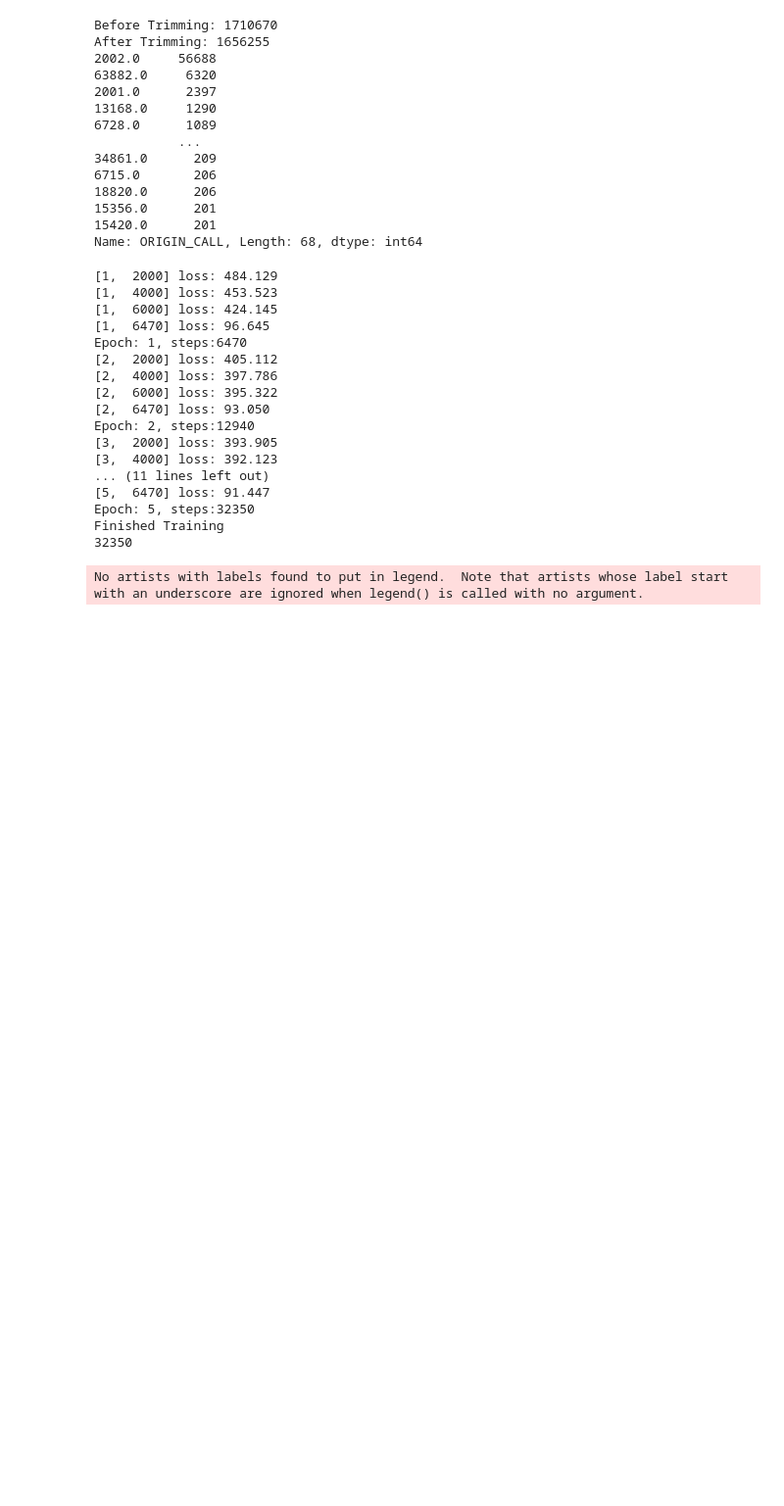
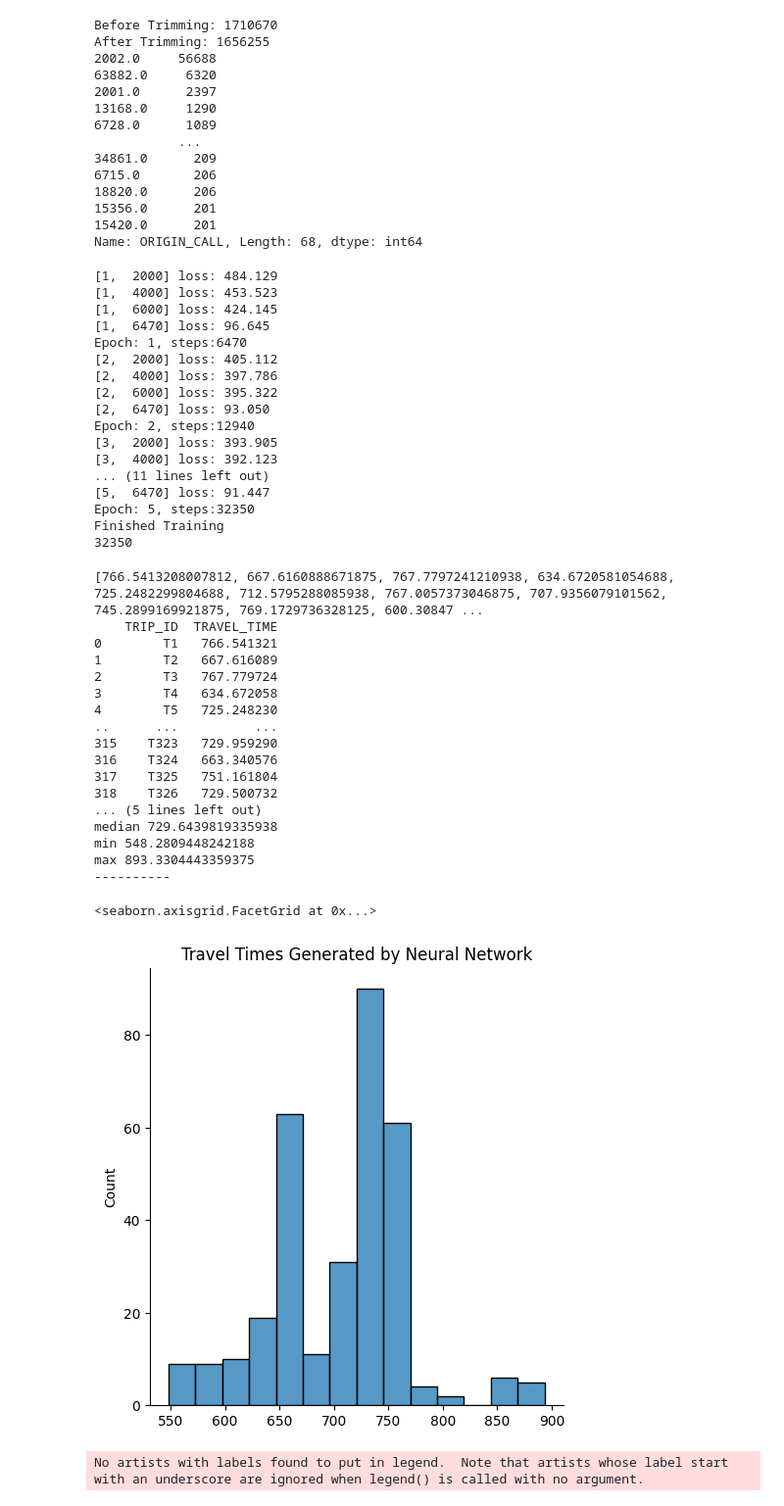
Before and after one commit to philip-johnson36/cse151b, a Jupyter notebook: feature_engineering.ipynb, the cells around one changed output. Shown at 98% size. Cells and saved outputs as stored; diff of their text form; code cells hidden in the pictures; blank space fills up the shorter version.

Commit message:
added data viz and stat descripts when csv is generated

```diff
--- a/feature_engineering.ipynb
+++ b/feature_engineering.ipynb
@@ -294,6 +294,52 @@ Epoch: 2, steps:12940
 Epoch: 5, steps:32350
 Finished Training
 32350
+# %%
+import seaborn as sns
+testset = MyDataset(df_ts)
+testloader = DataLoader(testset)
+preds = []
+with torch.no_grad():
+    for data in testloader:
+        features, labels = data
+        # calculate outputs by running images through the network
+        output = net(features)
+        preds.append(output.item())
+ids = testset.df["TRIP_ID"]
+print(preds)
+d = {"TRIP_ID" : ids, "TRAVEL_TIME" : preds}
+newdf = pd.DataFrame(d)
+print(newdf)
+newdf.to_csv("my_pred.csv", index=None)
+labels = preds
+# print(labels)
+print('mean', np.mean(labels))
+print('std', np.std(labels))
+print('median', np.median(labels))
+print('min', np.min(labels))
+print('max', np.max(labels))
+print('----------')
+sns.displot(labels).set(title='Travel Times Generated by Neural Network')
+# %% [output]
+[766.5413208007812, 667.6160888671875, 767.7797241210938, 634.6720581054688, 725.2482299804688, 712.5795288085938, 767.0057373046875, 707.9356079101562, 745.2899169921875, 769.1729736328125, 600.30847 ...
+    TRIP_ID  TRAVEL_TIME
+0        T1   766.541321
+1        T2   667.616089
+2        T3   767.779724
+3        T4   634.672058
+4        T5   725.248230
+..      ...          ...
+315    T323   729.959290
+316    T324   663.340576
+317    T325   751.161804
+318    T326   729.500732
+... (5 lines left out)
+median 729.6439819335938
+min 548.2809448242188
+max 893.3304443359375
+----------
+<seaborn.axisgrid.FacetGrid at 0x...>
+[figure, added]
 # %%
 xRange = range(1, len(losses) + 1)
 
```
Also changed, not shown: parts of 7 cells of this notebook.
